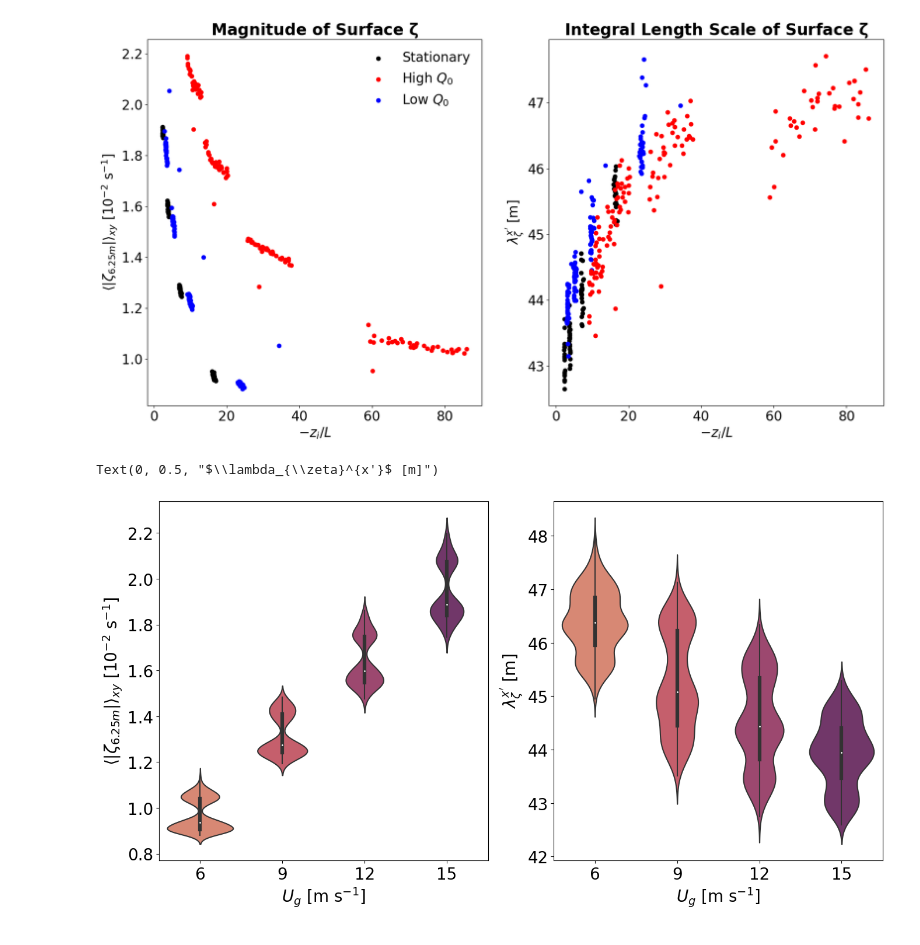
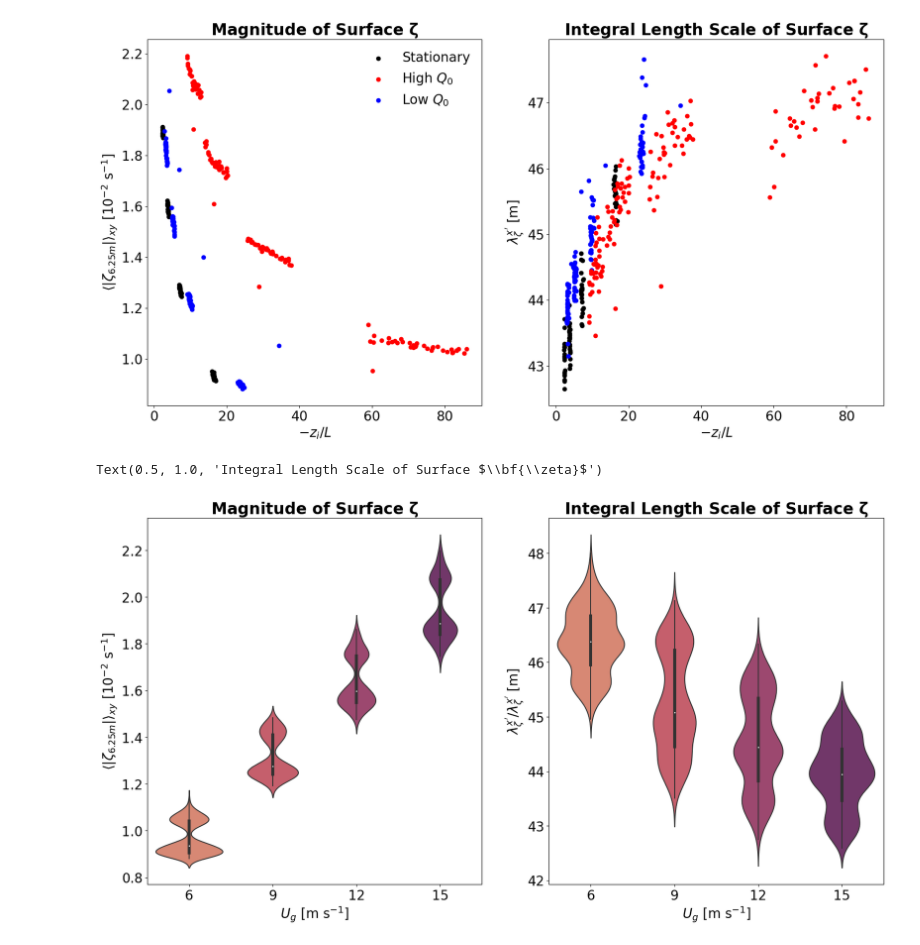
Before and after one commit to Salesky-ABL/ABL_Transition, a Jupyter notebook: plotting/plot_vorticity.ipynb, the cells around one changed output. Saved outputs shown, nothing was run; the diff lists cells and outputs as text; code cells hidden in the pictures.

Commit message:
Plotty plots

```diff
--- a/plotting/plot_vorticity.ipynb
+++ b/plotting/plot_vorticity.ipynb
@@ -796,0 +777,25 @@ Text(13.15, 42.75, '$t_1$')
+# %%
+fig, ax = plt.subplots(figsize=(15,5), nrows=1)
+
+cases = ["U6", "U9", "U12", "U15"]
+
+for i, v in enumerate(vort_ls_all):
+    # vertical vorticity
+    time = v.time
+    ls_norm = v.ls_zeta3_normal[:,0]
+    ax.plot(time, ls, c=ug_colors[i], label=cases[i], lw=2)
+    # # horizontal vorticity
+    # time = v.time
+    # ls = (v.ls_zeta1_rolls[:,0] ** 2 + v.ls_zeta2_rolls[:,0] ** 2) ** (1/2)
+    # ax[1].plot(time.rolling(time=6).mean(), ls.rolling(time=6).mean(), c=ug_colors[i])
+
+ax.legend(frameon=False, ncols=2)
+ax.set_ylabel("$\lambda_{\zeta}^{x'}$ [m]")
+ax.set_xlim(8,16)
+ax.set_xlabel("Time [hr]")
+ax.set_title("Integral Length Scale of Surface $\\bf{\zeta}$ in the $\\bf{y'}$ Direction")
+
+# ax.axvline(x=10, c="red", lw=1.5, ls="--", zorder=0)
+# ax.axvline(x=13, c="blue", lw=1.5, ls="--", zorder=0)
+# ax.text(10.15, 42.75, f"$t_0$", ha="center", va="center", c="red", fontsize=20)
+# ax.text(13.15, 42.75, f"$t_1$", ha="center", va="center", c="blue", fontsize=20)
@@ -847,19 +855,26 @@ df_zeta = pd.DataFrame(zeta, columns=['ug', 'value'])
 ug = [6, 9, 12, 15]
 ls = []
 for i, (s, v) in enumerate(zip(s_all, vort_ls_all)):
-    for value in v.ls_zeta3_rolls[:, h_idx].values:
+    ls_rat = v.ls_zeta3_rolls[:, h_idx].values# / v.ls_zeta3_normal[:,h_idx].values
+    for value in ls_rat:
         ls.append((ug[i], value))
 df_ls = pd.DataFrame(ls, columns=['ug', 'value'])
+# Replace infinities with NaN
+# df_ls.replace([float('inf'), float('-inf')], np.nan, inplace=True)
+# # Drop rows with NaNs
+# df_ls = df_ls.dropna()
 # %%
-fig, ax = plt.subplots(figsize=(16,8), ncols=2)
+fig, ax = plt.subplots(figsize=(20,10), ncols=2)
 
 sns.violinplot(x='ug', y='value', data=df_zeta, ax=ax[0], palette=ug_colors)
-sns.violinplot(x='ug', y='value', data=df_ls, ax=ax[1], palette=ug_colors)
+sns.violinplot(x='ug', y='value', data=df_ls.fillna(value=0), ax=ax[1], palette=ug_colors)
 
 ax[0].set_xlabel("$U_g$ [m s$^{-1}$]")
 ax[0].set_ylabel(f"$\\langle | \zeta_{{{s_all[0].z[h_idx].values} m}} | \\rangle_{{xy}}$ [10$^{{-2}}$ s$^{{-1}}$]")
+ax[0].set_title("Magnitude of Surface $\\bf{\zeta}$")
 ax[1].set_xlabel("$U_g$ [m s$^{-1}$]")
-ax[1].set_ylabel("$\lambda_{\zeta}^{x'}$ [m]")
+ax[1].set_ylabel("$\lambda_{\zeta}^{x'} / \lambda_{\zeta}^{x'}$ [m]")
+ax[1].set_title("Integral Length Scale of Surface $\\bf{\zeta}$")
 # %% [output]
-Text(0, 0.5, "$\\lambda_{\\zeta}^{x'}$ [m]")
+Text(0.5, 1.0, 'Integral Length Scale of Surface $\\bf{\\zeta}$')
-[figure, old version]
+[figure, new version]
```
Also changed, not shown: parts of 5 cells of this notebook, 1 other file.
